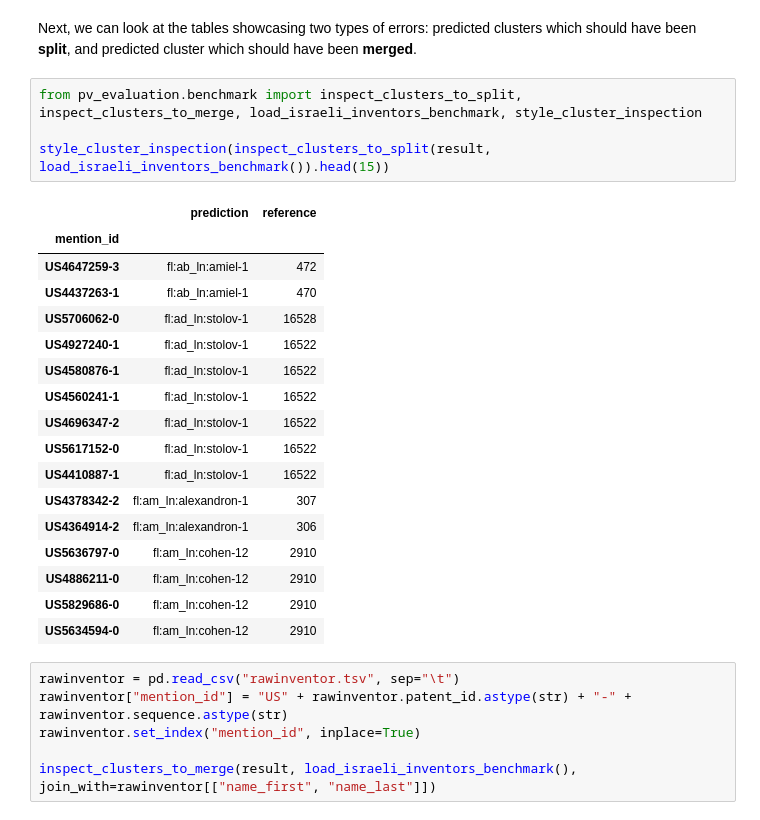
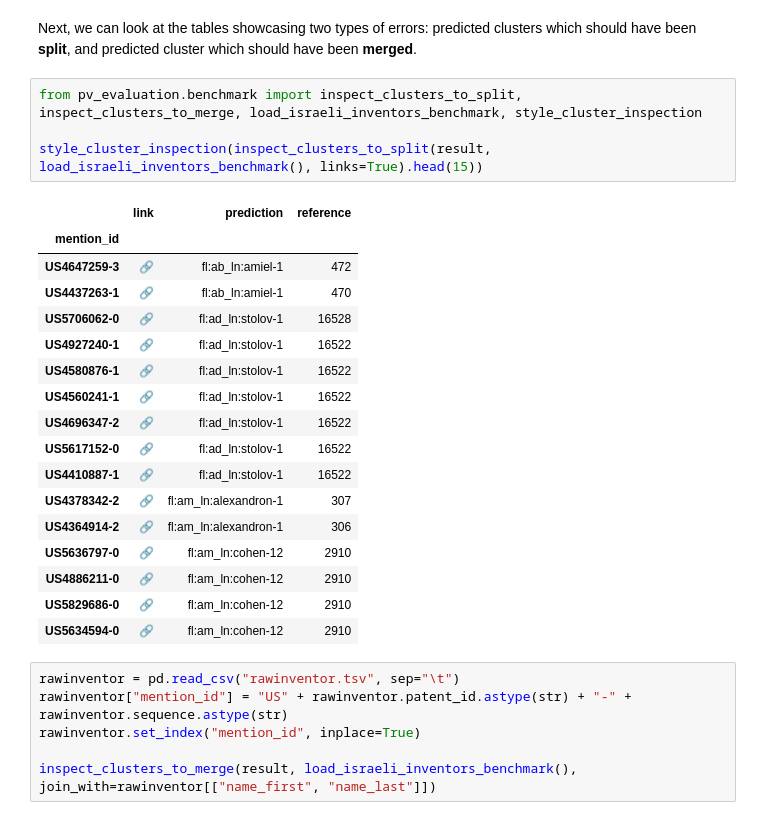
Before and after one commit to PatentsView/PatentsView-Evaluation, a Jupyter notebook: docs/source/examples/benchmark/report.ipynb, the cells around one changed output. Cells and saved outputs as stored; diff of their text form.

```diff
--- a/docs/source/examples/benchmark/report.ipynb
+++ b/docs/source/examples/benchmark/report.ipynb
@@ -78,25 +78,25 @@ Next, we can look at the tables showcasing two types of errors: predicted cluste
 # %%
 from pv_evaluation.benchmark import inspect_clusters_to_split, inspect_clusters_to_merge, load_israeli_inventors_benchmark, style_cluster_inspection
 
-style_cluster_inspection(inspect_clusters_to_split(result, load_israeli_inventors_benchmark()).head(15))
+style_cluster_inspection(inspect_clusters_to_split(result, load_israeli_inventors_benchmark(), links=True).head(15))
 # %% [output]
-|  | prediction | reference |
-| mention_id |  |  |
-| US4647259-3 | fl:ab_ln:amiel-1 | 472 |
-| US4437263-1 | fl:ab_ln:amiel-1 | 470 |
-| US5706062-0 | fl:ad_ln:stolov-1 | 16528 |
-| US4927240-1 | fl:ad_ln:stolov-1 | 16522 |
-| US4580876-1 | fl:ad_ln:stolov-1 | 16522 |
-| US4560241-1 | fl:ad_ln:stolov-1 | 16522 |
-| US4696347-2 | fl:ad_ln:stolov-1 | 16522 |
-| US5617152-0 | fl:ad_ln:stolov-1 | 16522 |
-| US4410887-1 | fl:ad_ln:stolov-1 | 16522 |
-| US4378342-2 | fl:am_ln:alexandron-1 | 307 |
-| US4364914-2 | fl:am_ln:alexandron-1 | 306 |
-| US5636797-0 | fl:am_ln:cohen-12 | 2910 |
-| US4886211-0 | fl:am_ln:cohen-12 | 2910 |
-| US5829686-0 | fl:am_ln:cohen-12 | 2910 |
-| US5634594-0 | fl:am_ln:cohen-12 | 2910 |
+|  | link | prediction | reference |
+| mention_id |  |  |  |
+| US4647259-3 | 🔗 | fl:ab_ln:amiel-1 | 472 |
+| US4437263-1 | 🔗 | fl:ab_ln:amiel-1 | 470 |
+| US5706062-0 | 🔗 | fl:ad_ln:stolov-1 | 16528 |
+| US4927240-1 | 🔗 | fl:ad_ln:stolov-1 | 16522 |
+| US4580876-1 | 🔗 | fl:ad_ln:stolov-1 | 16522 |
+| US4560241-1 | 🔗 | fl:ad_ln:stolov-1 | 16522 |
+| US4696347-2 | 🔗 | fl:ad_ln:stolov-1 | 16522 |
+| US5617152-0 | 🔗 | fl:ad_ln:stolov-1 | 16522 |
+| US4410887-1 | 🔗 | fl:ad_ln:stolov-1 | 16522 |
+| US4378342-2 | 🔗 | fl:am_ln:alexandron-1 | 307 |
+| US4364914-2 | 🔗 | fl:am_ln:alexandron-1 | 306 |
+| US5636797-0 | 🔗 | fl:am_ln:cohen-12 | 2910 |
+| US4886211-0 | 🔗 | fl:am_ln:cohen-12 | 2910 |
+| US5829686-0 | 🔗 | fl:am_ln:cohen-12 | 2910 |
+| US5634594-0 | 🔗 | fl:am_ln:cohen-12 | 2910 |
 # %%
 rawinventor = pd.read_csv("rawinventor.tsv", sep="\t")
 rawinventor["mention_id"] = "US" + rawinventor.patent_id.astype(str) + "-" + rawinventor.sequence.astype(str)
```
Also changed, not shown: parts of 1 cell of this notebook, 33 other files.
